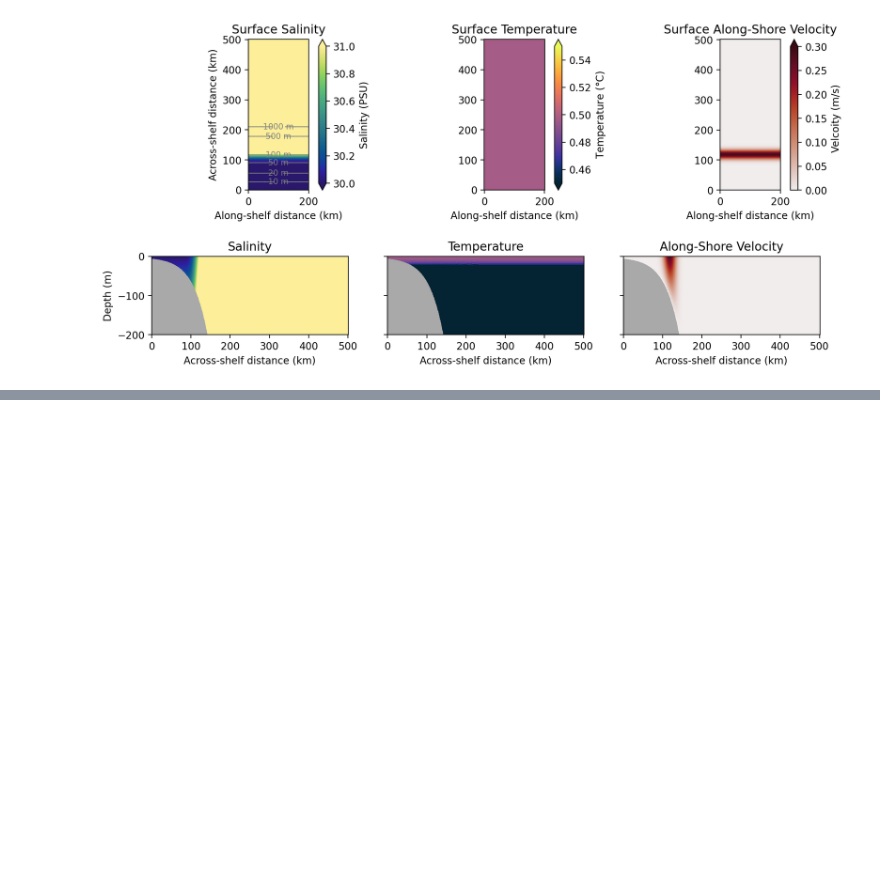
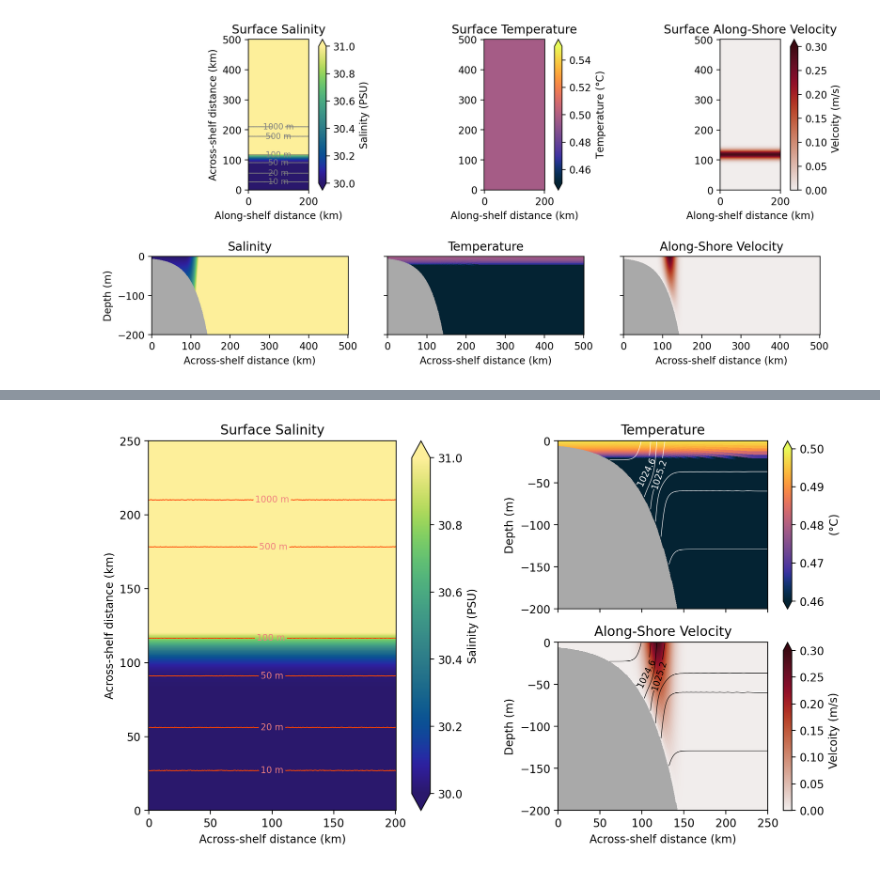
Before and after one commit to bundzis/beaufort_jet, a Jupyter notebook: Scripts/plot_idealized_jet_initial_conds.ipynb, the cells around one changed output, grey strips where cells are left out. Cells and saved outputs as stored; diff of their text form; code cells hidden in the pictures; blank space fills up the shorter version.

Commit message:
updated initial conds plot

```diff
--- a/Scripts/plot_idealized_jet_initial_conds.ipynb
+++ b/Scripts/plot_idealized_jet_initial_conds.ipynb
@@ -272,0 +189,16 @@ for i in range(3):
+# %%
+# Calculate density so we can add isopycnals
+# to the cross sections
+
+# Calculate density in the domain to use...or just
+# for the transect if this causes the kernel to crash
+# Calculate density again but using linear equation of state
+# Set the coefficients/reference values from ROMS output
+R0 = 1025 # kg/m3
+T0 = 0.5 # Celsius
+S0 =  31 # PSU/nondimensional
+T_coeff = 0.00017 # 1/Celsius
+S_coeff = 0.00076 # 1/nondimensional
+
+# Now calculate density
+ini_rho = R0 * (1 - (T_coeff*(ini_conds.temp-T0)) + (S_coeff*(ini_conds.salt-S0)))
@@ -272,0 +214,73 @@ for i in range(3):
+# %%
+# Make a plot that just has surface salinity
+# and then the transects for the other variables
+
+# Set the levels for things
+lev_salt = np.arange(29,32,0.1)
+
+# Set density levels
+lev_dens = np.arange(1024.0, 1030.0, 0.3)
+label_levels = np.arange(1024, 1030, 1.0)
+
+# Make the figure
+fig = plt.figure(dpi=200, figsize=(11,6))
+
+gs = fig.add_gridspec(2,2)
+ax1 = fig.add_subplot(gs[:,0])
+ax2 = fig.add_subplot(gs[0,1])
+ax3 = fig.add_subplot(gs[1,1])
+
+# Set axis limits
+ax2.set_ylim(-200,0)
+ax2.set_xlim(0,250)
+ax2.set_facecolor('darkgray')
+ax2.set_aspect(1.0)
+ax3.set_ylim(-200,0)
+ax3.set_xlim(0,250)
+ax3.set_facecolor('darkgray')
+ax3.set_aspect(1.0)
+
+# Surface salinity
+m1 = ax1.pcolormesh(grid.x_rho/1000, grid.y_rho/1000, ini_conds.salt[-1,:,:], cmap=cmo.haline,
+                        vmin=30, vmax=31)
+fig.colorbar(m1, ax=ax1, label='Salinity (PSU)', extend='both')
+# Contours for bathymetry
+positions = [(100, 10),(100,60),(100,90),(100,140),(100,160),(100,210)]
+cs = ax1.contour(grid.x_rho/1000, grid.y_rho/1000, grid.h, levels=[10, 20, 50, 100, 500, 1000],
+                colors='orangered', linewidths=0.8)
+ax1.clabel(cs, fmt='%d m', manual=positions, inline=True, fontsize=8, colors='lightcoral')
+ax1.set_ylim(0,250)
+
+# Vertical cross sections
+# Temperature
+m5 = ax2.pcolormesh(grid.y_rho[:,201]/1000, ini_conds.z_rho[0,:,:,201], ini_conds.temp[:,:,201], cmap=cmo.thermal,
+                        vmin=0.46, vmax=0.50)
+fig.colorbar(m5, ax=ax2, label='($\degree$C)', extend='both')
+# Plot density contours
+y_sec = grid.y_rho[:, 201]
+y_2d = np.array([y_sec]*40)
+c1 = ax2.contour(y_2d/1000, ini_conds.z_rho[0,:,:,201], ini_rho[:,:,201],
+        levels=lev_dens, colors='white', linewidths=0.5)
+ax2.clabel(c1, levels=c1.levels[::2], inline=True, inline_spacing=2, fmt='%1.1f', fontsize=8)
+
+# U
+m6 = ax3.pcolormesh(grid.y_u[:,201]/1000, ini_conds.z_rho[0,:,:,201], ini_conds.u[0,:,:,201], cmap=cmo.amp,
+                        vmin=0, vmax=0.3)
+fig.colorbar(m6, ax=ax3, label='Velcoity (m/s)', extend='max')
+# Plot denisty conoturs
+c2 = ax3.contour(y_2d/1000, ini_conds.z_rho[0,:,:,201], ini_rho[:,:,201],
+        levels=lev_dens, colors='black', linewidths=0.5)
+ax3.clabel(c2, levels=c2.levels[::2], inline=True, inline_spacing=2, fmt='%1.1f', fontsize=8)
+
+# Label the axes
+ax1.set_ylabel('Across-shelf distance (km)')
+ax1.set_xlabel('Across-shelf distance (km)')
+ax1.set_title('Surface Salinity')
+ax2.set_ylabel('Depth (m)')
+#ax2.set_xlabel('Across-shelf distance (km)')
+ax2.set_xticklabels('')
+ax2.set_title('Temperature')
+ax3.set_ylabel('Depth (m)')
+ax3.set_xlabel('Across-shelf distance (km)')
+ax3.set_title('Along-Shore Velocity')
+# %% [output]
@@ -272,0 +288 @@ for i in range(3):
+[figure, added]
```
Also changed, not shown: parts of 7 cells of this notebook.
